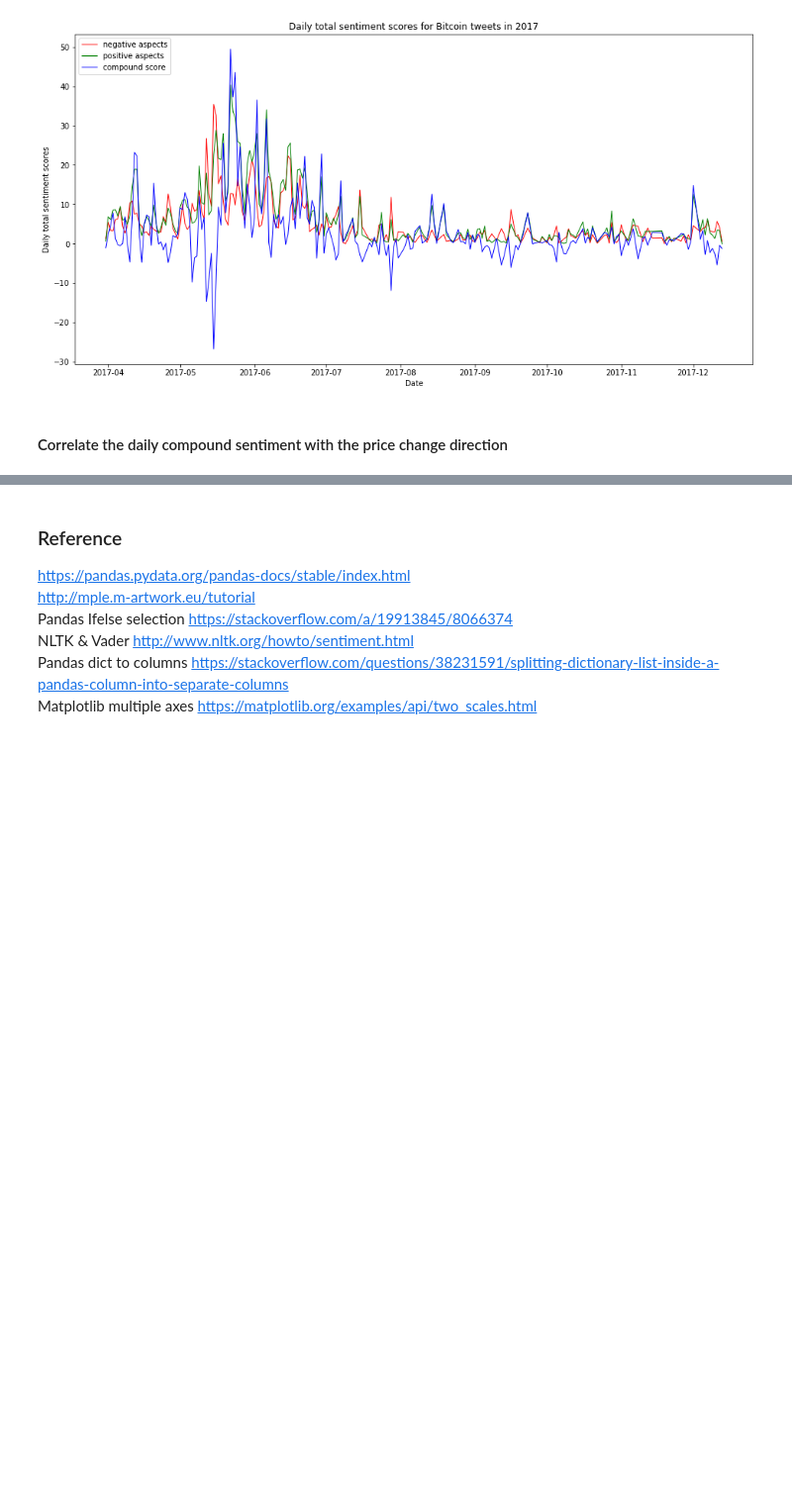
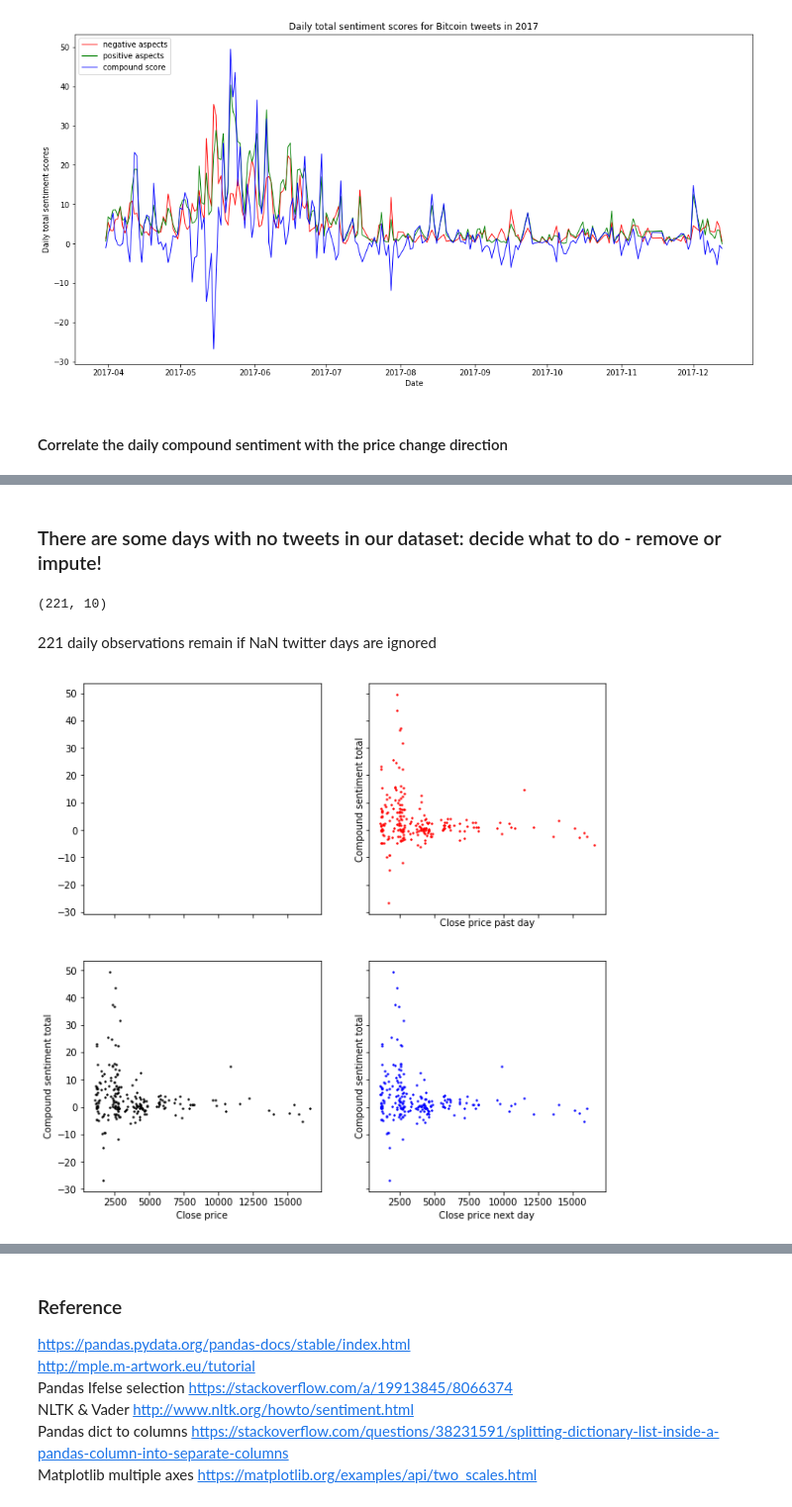
Before and after one commit to Liam-O/Data620, a Jupyter notebook: FinalProject/getting_btc_price.ipynb, the cells around one changed output, grey strips where cells are left out. Shown at 99% size. Saved outputs shown, nothing was run; the diff lists cells and outputs as text; code cells hidden in the pictures; blank space fills up the shorter version.

Commit message:
added next steps

```diff
--- a/FinalProject/getting_btc_price.ipynb
+++ b/FinalProject/getting_btc_price.ipynb
@@ -379,0 +439,32 @@ plt.show()
+# %%
+btc_twt["price_change_next_day"] = btc_twt["price_change"].shift(-1)
+# %% [markdown]
+### There are some days with no tweets in our dataset: decide what to do - remove or impute!
+# %%
+# Filter out the days with no twitter sentiment
+btc_twt = btc_twt.dropna()
+btc_twt.shape
+# %% [output]
+(221, 10)
+# %% [markdown]
+221 daily observations remain if NaN twitter days are ignored
+# %%
+df = btc_twt
+
+# fig, ax1 = plt.subplots(figsize=(8, 8))
+fig, ((ax1, ax2), (ax1, ax3)) = plt.subplots(2,2, sharex=True, sharey=True,figsize=(10, 10))
+ax1.scatter(df["close"], df["compound"], color="black",s=2)
+ax1.set_xlabel('Close price')
+ax1.set_ylabel('Compound sentiment total')
+
+ax2.scatter(df["close"], df["compound"].shift(1), color="red",s=2)
+ax2.set_xlabel('Close price past day')
+ax2.set_ylabel('Compound sentiment total')
+
+ax3.scatter(df["close"], df["compound"].shift(-1), color="blue",s=2)
+ax3.set_xlabel('Close price next day')
+ax3.set_ylabel('Compound sentiment total')
+
+plt.show()
+# %% [output]
+[figure, added]
```
Also changed, not shown: parts of 9 cells of this notebook.
